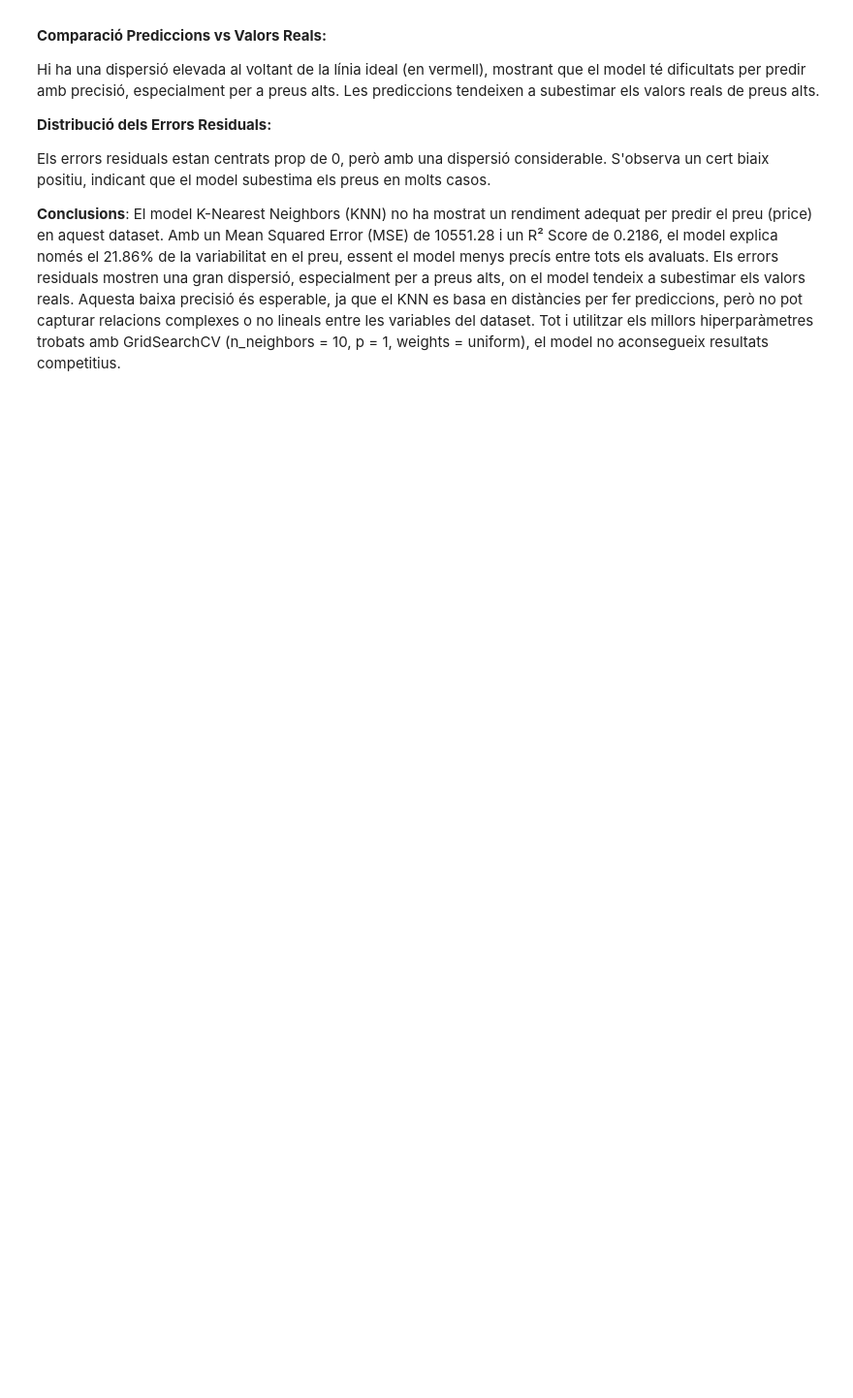
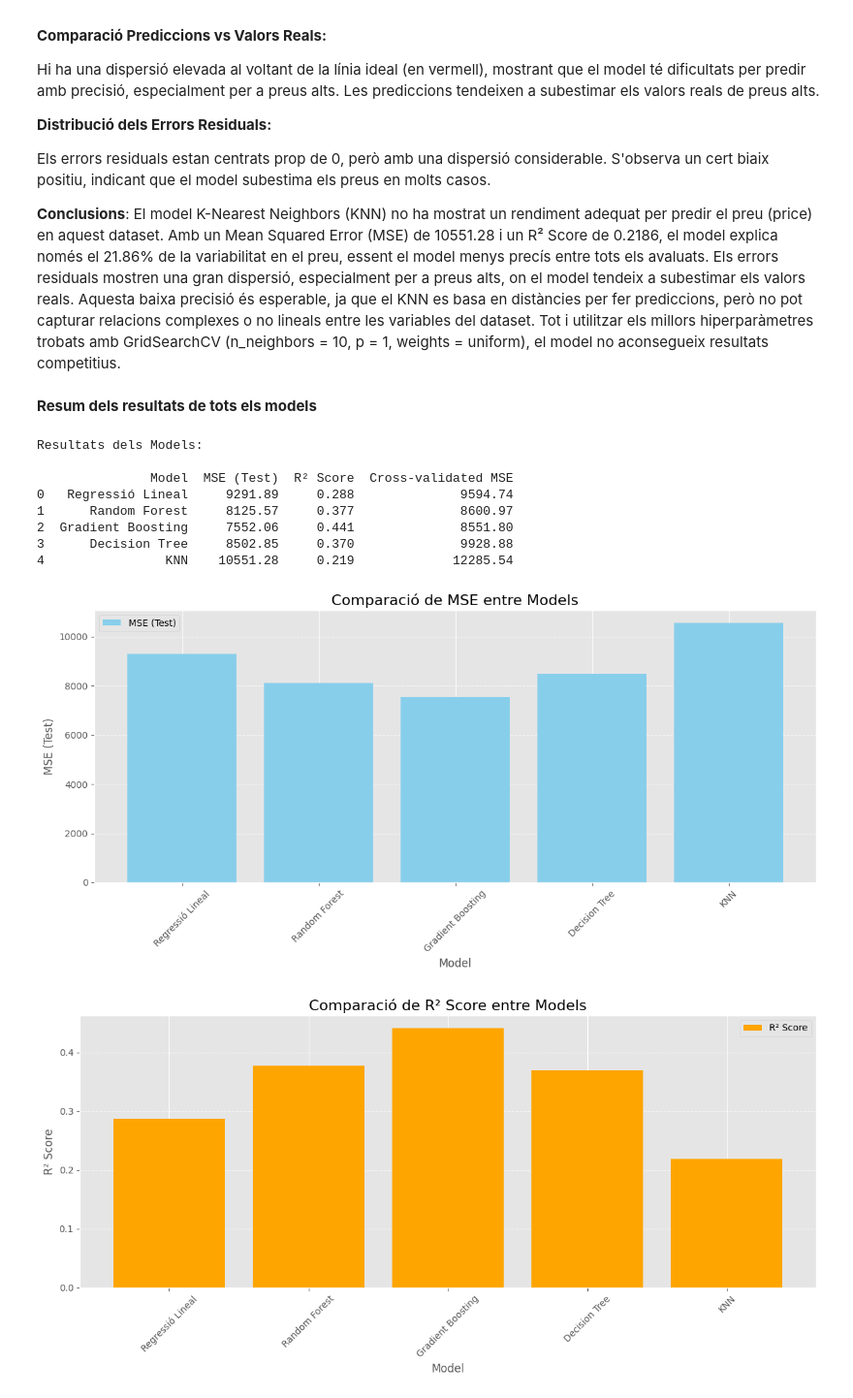
Before and after one commit to angela-uab/Kaggle-APC, a Jupyter notebook: kaggle.ipynb, the cells around one changed output. Shown at 97% size. Saved outputs shown, nothing was run; the diff lists cells and outputs as text; code cells hidden in the pictures; blank space fills up the shorter version.

Commit message:
Models, conclusions

```diff
--- a/kaggle.ipynb
+++ b/kaggle.ipynb
@@ -1186,3 +1186,70 @@ S'observa un cert biaix positiu, indicant que el model subestima els preus en mo
 
 **Conclusions**: El model K-Nearest Neighbors (KNN) no ha mostrat un rendiment adequat per predir el preu (price) en aquest dataset. Amb un Mean Squared Error (MSE) de 10551.28 i un R² Score de 0.2186, el model explica només el 21.86% de la variabilitat en el preu, essent el model menys precís entre tots els avaluats. Els errors residuals mostren una gran dispersió, especialment per a preus alts, on el model tendeix a subestimar els valors reals.
 Aquesta baixa precisió és esperable, ja que el KNN es basa en distàncies per fer prediccions, però no pot capturar relacions complexes o no lineals entre les variables del dataset. Tot i utilitzar els millors hiperparàmetres trobats amb GridSearchCV (n_neighbors = 10, p = 1, weights = uniform), el model no aconsegueix resultats competitius.
+# %% [markdown]
+**Resum dels resultats de tots els models**
+# %%
+# Resultats dels models
+models_results = {
+    'Model': ['Regressió Lineal', 'Random Forest', 'Gradient Boosting', 'Decision Tree', 'KNN'],
+    'MSE (Test)': [9291.89, 8125.57, 7552.06, 8502.85, 10551.28],
+    'R² Score': [0.288, 0.377, 0.441, 0.370, 0.219],
+    'Cross-validated MSE': [9594.74, 8600.97, 8551.80, 9928.88, 12285.54]
+}
+
+# Convertim els resultats a un DataFrame
+results_df = pd.DataFrame(models_results)
+
+# Mostrem la taula
+print("\nResultats dels Models:\n")
+print(results_df)
+
+# Gràfic comparatiu de les mètriques dels models
+plt.figure(figsize=(12, 6))
+
+# Comparació de MSE (Test)
+plt.bar(results_df['Model'], results_df['MSE (Test)'], color='skyblue', label='MSE (Test)')
+plt.title('Comparació de MSE entre Models', fontsize=16)
+plt.xlabel('Model', fontsize=12)
+plt.ylabel('MSE (Test)', fontsize=12)
+plt.xticks(rotation=45)
+plt.legend()
+plt.grid(axis='y', linestyle='--', alpha=0.7)
+plt.tight_layout()
+plt.show()
+
+# Gràfic comparatiu de R² Score
+plt.figure(figsize=(12, 6))
+plt.bar(results_df['Model'], results_df['R² Score'], color='orange', label='R² Score')
+plt.title('Comparació de R² Score entre Models', fontsize=16)
+plt.xlabel('Model', fontsize=12)
+plt.ylabel('R² Score', fontsize=12)
+plt.xticks(rotation=45)
+plt.legend()
+plt.grid(axis='y', linestyle='--', alpha=0.7)
+plt.tight_layout()
+plt.show()
+
+# Gràfic comparatiu de Cross-validated MSE
+plt.figure(figsize=(12, 6))
+cv_mse_values = [mse if mse is not None else 0 for mse in results_df['Cross-validated MSE']]
+plt.bar(results_df['Model'], cv_mse_values, color='green', label='Cross-validated MSE')
+plt.title('Comparació de Cross-validated MSE entre Models', fontsize=16)
+plt.xlabel('Model', fontsize=12)
+plt.ylabel('Cross-validated MSE', fontsize=12)
+plt.xticks(rotation=45)
+plt.legend()
+plt.grid(axis='y', linestyle='--', alpha=0.7)
+plt.tight_layout()
+plt.show()
+# %% [output]
+Resultats dels Models:
+
+               Model  MSE (Test)  R² Score  Cross-validated MSE
+0   Regressió Lineal     9291.89     0.288              9594.74
+1      Random Forest     8125.57     0.377              8600.97
+2  Gradient Boosting     7552.06     0.441              8551.80
+3      Decision Tree     8502.85     0.370              9928.88
+4                KNN    10551.28     0.219             12285.54
+[figure, added]
+[figure, added]
```
Also changed, not shown: parts of 4 cells of this notebook.
